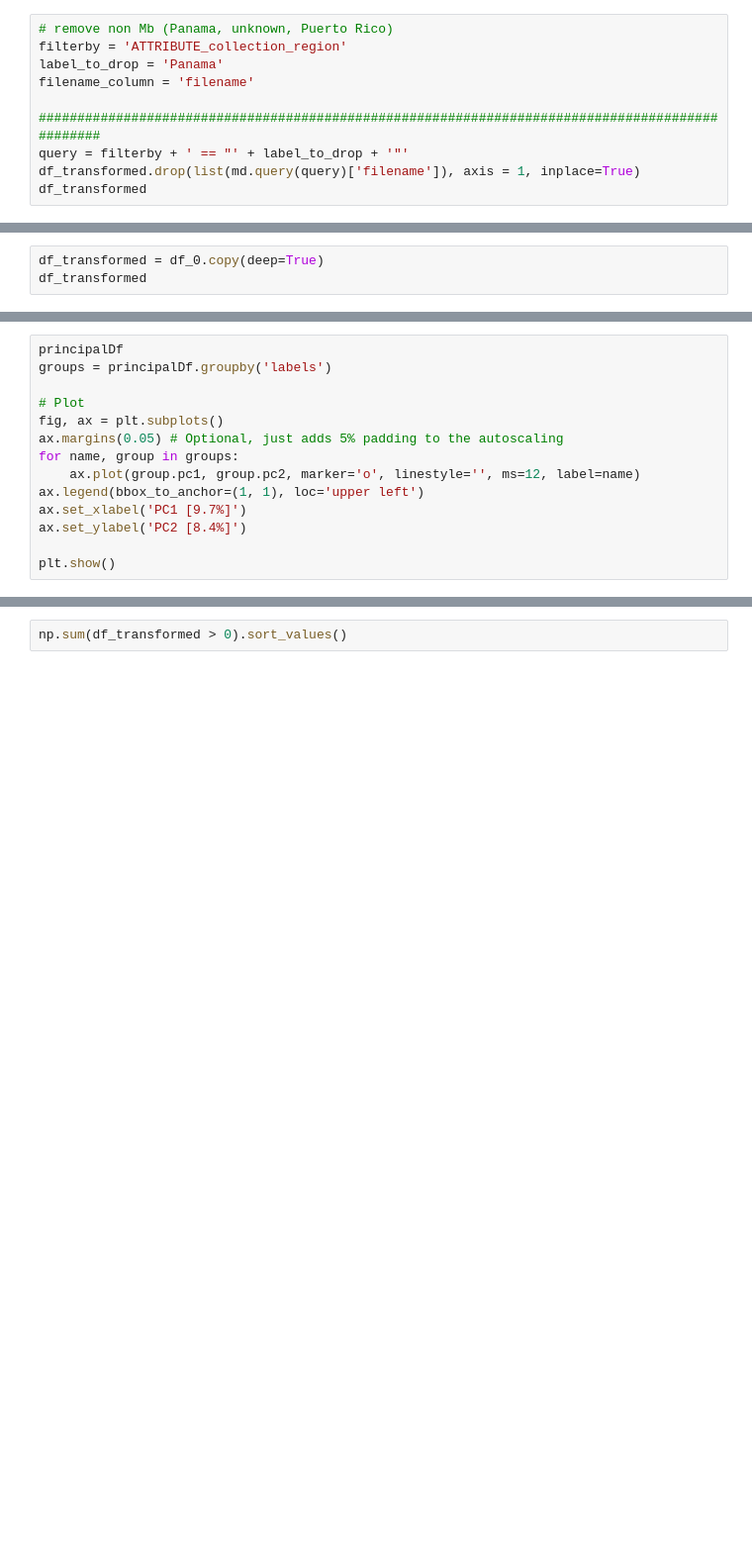
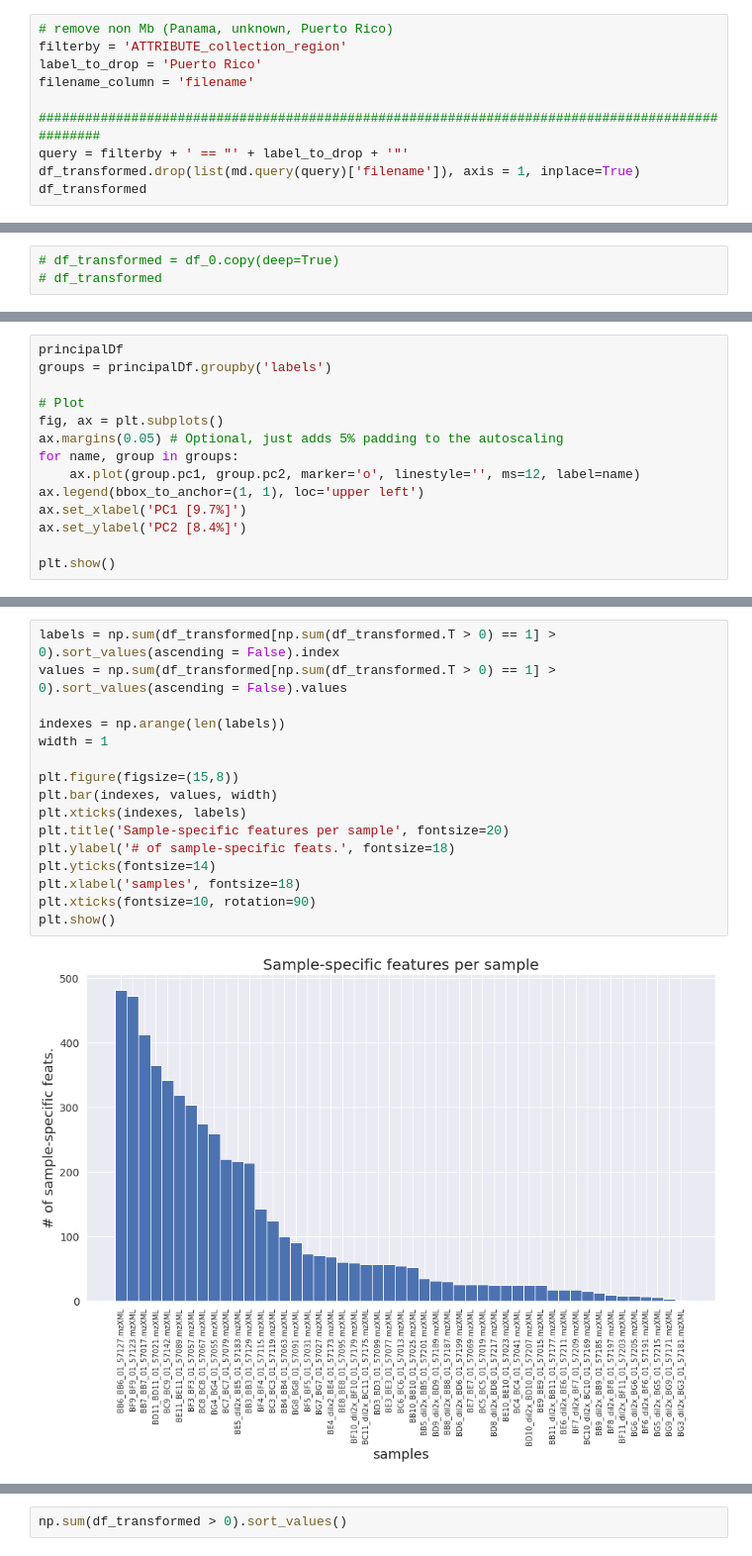
Before and after one commit to c-leber/ORCA, a Jupyter notebook: ORCA.ipynb, the cells around one changed output, grey strips where cells are left out. Shown: that part at 99% size. Drawn from its saved outputs; the diff is of its cells as text; blank space fills up the shorter version.

```diff
--- a/ORCA.ipynb
+++ b/ORCA.ipynb
@@ -502,7 +554,7 @@ df_transformed
 # %%
 # remove non Mb (Panama, unknown, Puerto Rico)
 filterby = 'ATTRIBUTE_collection_region'
-label_to_drop = 'Panama'
+label_to_drop = 'Puerto Rico'
 filename_column = 'filename'
 
 ################################################################################################
@@ -526,8 +614,8 @@ for s in samps:
 # %%
 df_0 = df_transformed.copy(deep=True)
 # %%
-df_transformed = df_0.copy(deep=True)
-df_transformed
+# df_transformed = df_0.copy(deep=True)
+# df_transformed
 # %%
 # remove dups
 df_transformed = df_transformed[df_transformed.filter(like='_01').columns]
@@ -641,0 +818,18 @@ plt.show()
+# %%
+labels = np.sum(df_transformed[np.sum(df_transformed.T > 0) == 1] > 0).sort_values(ascending = False).index
+values = np.sum(df_transformed[np.sum(df_transformed.T > 0) == 1] > 0).sort_values(ascending = False).values
+
+indexes = np.arange(len(labels))
+width = 1
+
+plt.figure(figsize=(15,8))
+plt.bar(indexes, values, width)
+plt.xticks(indexes, labels)
+plt.title('Sample-specific features per sample', fontsize=20)
+plt.ylabel('# of sample-specific feats.', fontsize=18)
+plt.yticks(fontsize=14)
+plt.xlabel('samples', fontsize=18)
+plt.xticks(fontsize=10, rotation=90)
+plt.show()
+# %% [output]
+[figure, added]
```
Also changed, not shown: parts of 37 cells of this notebook.
